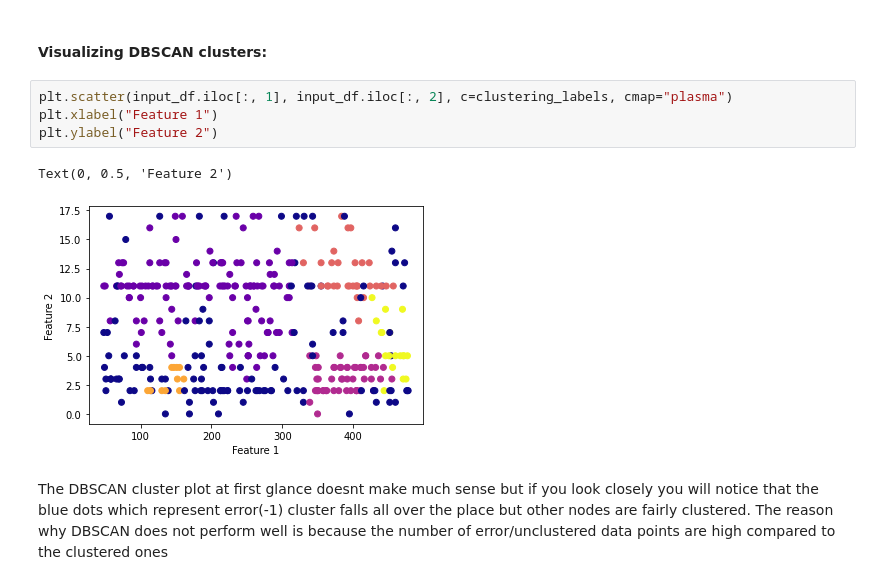
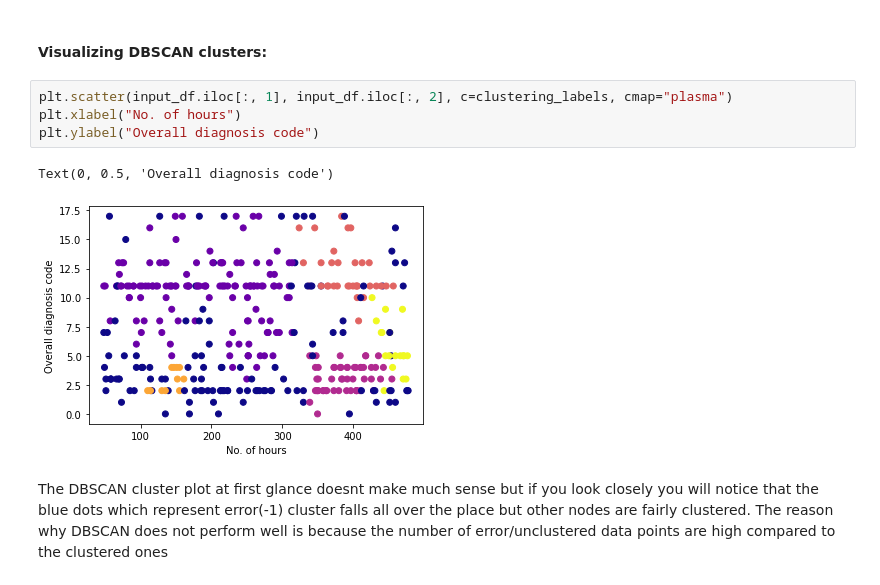
Before and after one commit to KrishnaPothula/EHR-Analysis, a Jupyter notebook: medical_records_extraction.ipynb, the cells around one changed output. Saved outputs shown, nothing was run; the diff lists cells and outputs as text.

```diff
--- a/medical_records_extraction.ipynb
+++ b/medical_records_extraction.ipynb
@@ -396,11 +451,11 @@ This proves that our model is better in terms of assigning data points to their
 #### Visualizing DBSCAN clusters:
 # %%
 plt.scatter(input_df.iloc[:, 1], input_df.iloc[:, 2], c=clustering_labels, cmap="plasma")
-plt.xlabel("Feature 1")
-plt.ylabel("Feature 2")
+plt.xlabel("No. of hours")
+plt.ylabel("Overall diagnosis code")
 # %% [output]
-Text(0, 0.5, 'Feature 2')
+Text(0, 0.5, 'Overall diagnosis code')
-[figure, old version]
+[figure, new version]
 # %% [markdown]
 The DBSCAN cluster plot at first glance doesnt make much sense but if you look closely you will notice that the blue dots which represent error(-1) cluster falls all over the place but other nodes are fairly clustered. The reason why DBSCAN does not perform well is because the number of error/unclustered data points are high compared to the clustered ones
 # %% [markdown]
```
Also changed, not shown: parts of 20 cells of this notebook.
